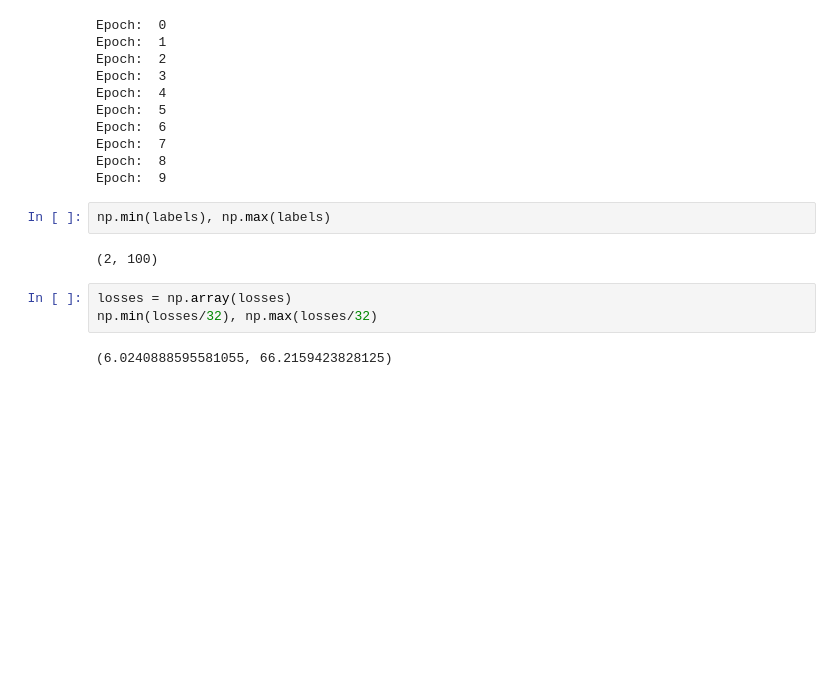
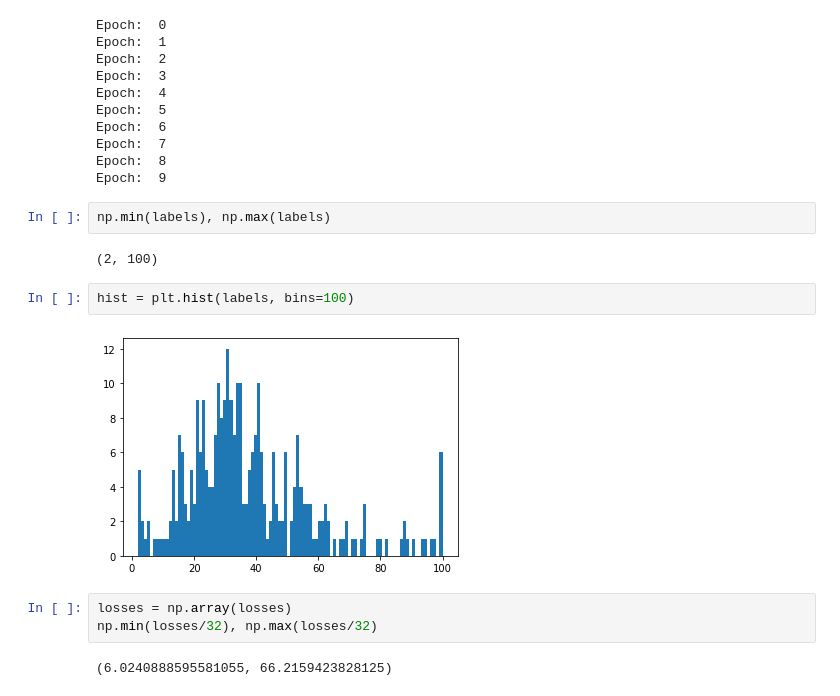
Before and after one commit to Sergeytata/Kaggle-Competitions, a Jupyter notebook: PetFinder/PetFinder.ipynb, the cells around one changed output. Saved outputs shown, nothing was run; the diff lists cells and outputs as text; blank space fills up the shorter version.

```diff
--- a/PetFinder/PetFinder.ipynb
+++ b/PetFinder/PetFinder.ipynb
@@ -158,6 +162,10 @@ Epoch:  9
 np.min(labels), np.max(labels)
 # %% [output]
 (2, 100)
+# %%
+hist = plt.hist(labels, bins=100)
+# %% [output]
+[figure, added]
 # %%
 losses = np.array(losses)
 np.min(losses/32), np.max(losses/32)
```
Also changed, not shown: parts of 3 cells of this notebook, 2 other files.
